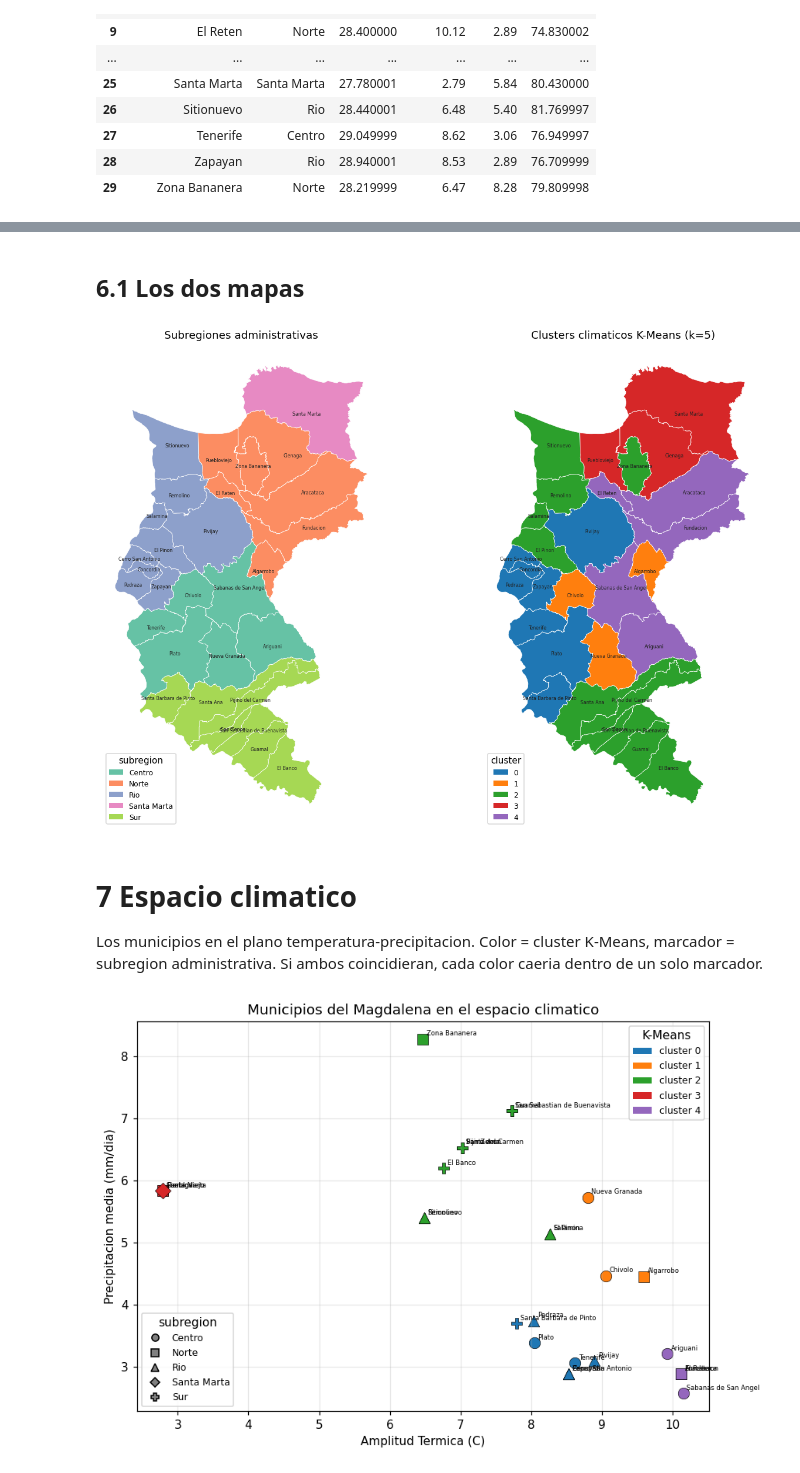
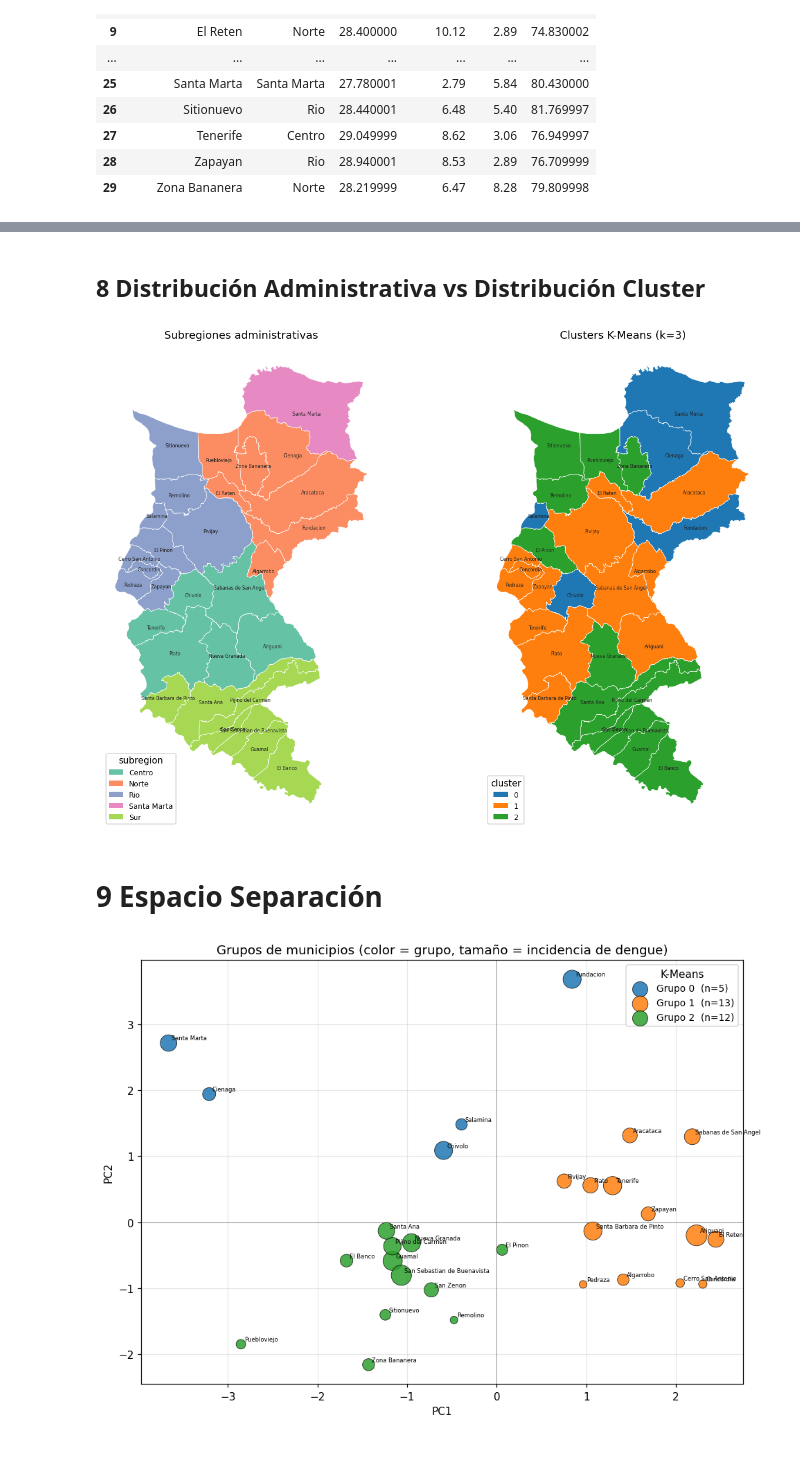
Before and after one commit to Edmh1/dengue-surveillance-magdalena, a Jupyter notebook: notebooks/04_dengue_clustering.ipynb, the cells around one changed output, grey strips where cells are left out. Saved outputs shown, nothing was run; the diff lists cells and outputs as text; code cells hidden in the pictures.

```diff
--- a/notebooks/04_dengue_clustering.ipynb
+++ b/notebooks/04_dengue_clustering.ipynb
@@ -255,8 +357,7 @@ o si se reducen a un solo gradiente.
 # %%
-feats = ["t_media", "amplitud", "log_precip", "humedad"]
-corr = perfil[feats].corr()
+corr = perfil[feats].corr("spearman")
 
-fig, ax = plt.subplots(figsize=(4.6, 4))
+fig, ax = plt.subplots(figsize=(8, 8))
 im = ax.imshow(corr, cmap="RdBu_r", vmin=-1, vmax=1)
 ax.set_xticks(range(len(feats))); ax.set_xticklabels(feats, rotation=45, ha="right")
 ax.set_yticks(range(len(feats))); ax.set_yticklabels(feats)
@@ -264,6 +365,6 @@ for i in range(len(feats)):
     for j in range(len(feats)):
         ax.text(j, i, f"{corr.iloc[i, j]:.2f}", ha="center", va="center", fontsize=9)
 fig.colorbar(im, fraction=0.046, pad=0.04)
-ax.set_title("Correlacion de descriptores climaticos")
+ax.set_title("Correlacion de descriptores climáticos y sociodemográficos")
 plt.tight_layout(); plt.show()
 # %% [output]
@@ -280,9 +608,9 @@ de silueta y el indice Davies-Bouldin para decidir el numero de grupos.
 # %%
-feats_cluster = ["t_media", "amplitud", "log_precip"]
-X = StandardScaler().fit_transform(perfil[feats_cluster])
+pcs = [f"pc{i+1}" for i in range(N_COMP)]
+X = perfil[pcs].values
 
 rows = []
-for k in range(2, 8):
+for k in range(2, 10):
     km = KMeans(n_clusters=k, n_init=25, random_state=RANDOM_STATE).fit(X)
     rows.append({
         "k": k,
@@ -314,5 +644,4 @@ plt.tight_layout(); plt.show()
 # %%
-# eleccion: mejor silueta en el rango interpretable 3-5 (evita fragmentar 30 municipios)
-K = int(barrido.loc[3:5, "silueta"].idxmax())
+K = 3
 print("K seleccionado:", K)
 # %% [output]
@@ -368,5 +662,5 @@ ARI (subregion vs K-Means): 0.225
 # %% [markdown]
-## 6.1 Los dos mapas
+## 8 Distribución Administrativa vs Distribución Cluster
 # %%
 gdf = gpd.read_file(DATA / "raw" / "MGN_ADM_MPIO_GRAFICO.geojson")
 mag = gdf[gdf["dpto_ccdgo"] == "47"].copy()
@@ -389,7 +683,7 @@ axes[0].legend(handles=[Patch(facecolor=sub_cmap[s], label=s) for s in subs],
                loc="lower left", fontsize=8, title="subregion")
 
 mag.plot(ax=axes[1], color=mag["c_clu"], edgecolor="white", linewidth=0.5)
-axes[1].set_title(f"Clusters climaticos K-Means (k={K})")
+axes[1].set_title(f"Clusters K-Means (k={K})")
 axes[1].legend(handles=[Patch(facecolor=clu_cmap[c], label=f"{c}") for c in clu],
                loc="lower left", fontsize=8, title="cluster")
 
@@ -402,33 +696,32 @@ for ax in axes:
     ax.set_axis_off()
 plt.tight_layout(); plt.show()
 # %% [output]
-[figure, old version]
+[figure, new version]
 # %% [markdown]
-# 7 Espacio climatico
-
-Los municipios en el plano temperatura-precipitacion. Color = cluster K-Means, marcador =
-subregion administrativa. Si ambos coincidieran, cada color caeria dentro de un solo marcador.
+# 9 Espacio Separación
 # %%
-markers = ["o", "s", "^", "D", "P"]
-sub_mk = dict(zip(subs, markers))
+fig, ax = plt.subplots(figsize=(9, 6.5))
 
-fig, ax = plt.subplots(figsize=(8, 5.5))
+# tamaño del punto proporcional a la incidencia de dengue
+sizes = 40 + (perfil["incidencia"] / perfil["incidencia"].max()) * 350
+
+for c in sorted(perfil["cluster"].unique()):
+    sub_c = perfil[perfil["cluster"] == c]
+    ax.scatter(sub_c["pc1"], sub_c["pc2"],
+               s=sizes[sub_c.index], color=clu_cmap[c],
+               edgecolor="k", linewidth=0.5, alpha=0.85,
+               label=f"Grupo {c}  (n={len(sub_c)})", zorder=3)
+
 for _, r in perfil.iterrows():
-    ax.scatter(r["amplitud"], r["precip"], color=clu_cmap[r["cluster"]],
-               marker=sub_mk[r["subregion"]], s=90, edgecolor="k", linewidth=0.4)
-    ax.annotate(r["nombre_municipio"], (r["amplitud"], r["precip"]), fontsize=5.5,
+    ax.annotate(r["nombre_municipio"], (r["pc1"], r["pc2"]), fontsize=5.5,
                 xytext=(3, 3), textcoords="offset points")
-ax.set_xlabel("Amplitud Termica (C)"); ax.set_ylabel("Precipitacion media (mm/dia)")
-ax.set_title("Municipios del Magdalena en el espacio climatico")
 
-leg1 = ax.legend(handles=[Patch(facecolor=clu_cmap[c], label=f"cluster {c}") for c in clu],
-                 loc="upper right", fontsize=8, title="K-Means")
-ax.add_artist(leg1)
-ax.legend(handles=[plt.Line2D([], [], marker=sub_mk[s], color="gray", linestyle="",
-                              markeredgecolor="k", label=s) for s in subs],
-          loc="lower left", fontsize=8, title="subregion")
+ax.axhline(0, color="gray", lw=0.5); ax.axvline(0, color="gray", lw=0.5)
+ax.set_xlabel("PC1"); ax.set_ylabel("PC2")
+ax.set_title("Grupos de municipios (color = grupo, tamaño = incidencia de dengue)")
+ax.legend(loc="best", fontsize=9, title="K-Means")
 ax.grid(alpha=0.3)
 plt.tight_layout(); plt.show()
 # %% [output]
-[figure, old version]
+[figure, new version]
 # %%
```
Also changed, not shown: parts of 27 cells of this notebook, 1 other file.
